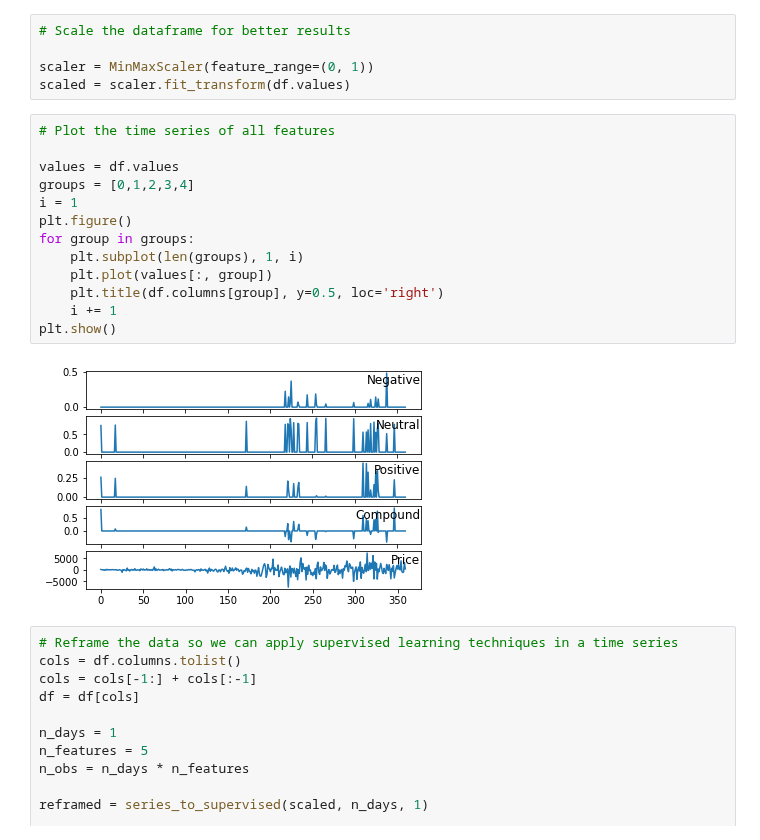
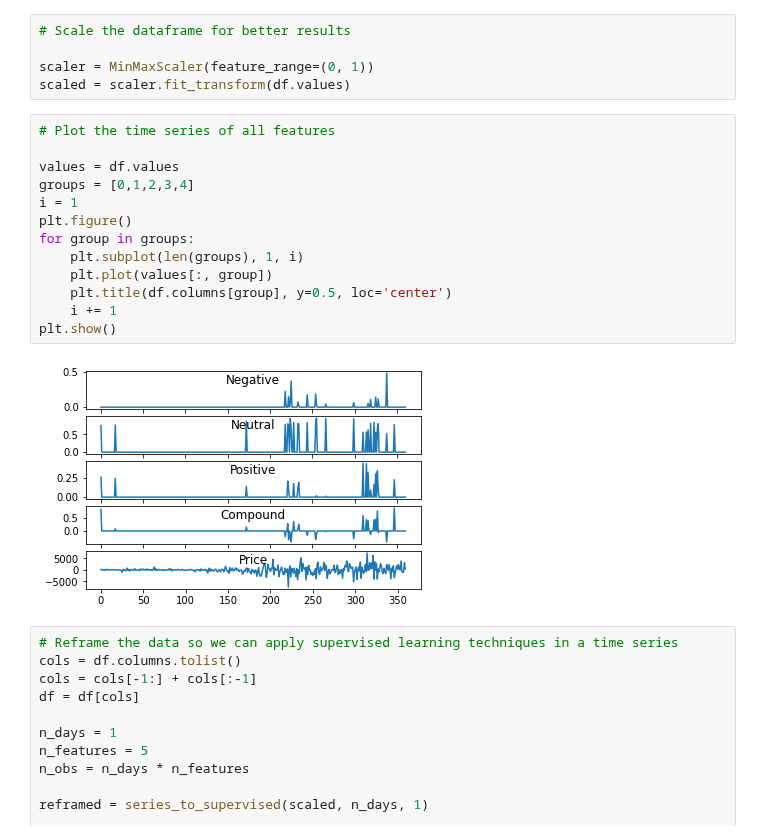
Before and after one commit to prbpedro/tcc_puc, a Jupyter notebook: src/4_build_lstm_model.ipynb, the cells around one changed output. Drawn from its saved outputs; the diff is of its cells as text.

```diff
--- a/src/4_build_lstm_model.ipynb
+++ b/src/4_build_lstm_model.ipynb
@@ -72,18 +72,18 @@ scaled = scaler.fit_transform(df.values)
 # %%
 # Plot the time series of all features
 
 values = df.values
 groups = [0,1,2,3,4]
 i = 1
 plt.figure()
 for group in groups:
 	plt.subplot(len(groups), 1, i)
 	plt.plot(values[:, group])
-	plt.title(df.columns[group], y=0.5, loc='right')
+	plt.title(df.columns[group], y=0.5, loc='center')
 	i += 1
 plt.show()
 # %% [output]
-[figure, old version]
+[figure, new version]
 # %%
 # Reframe the data so we can apply supervised learning techniques in a time series
 cols = df.columns.tolist()
```
